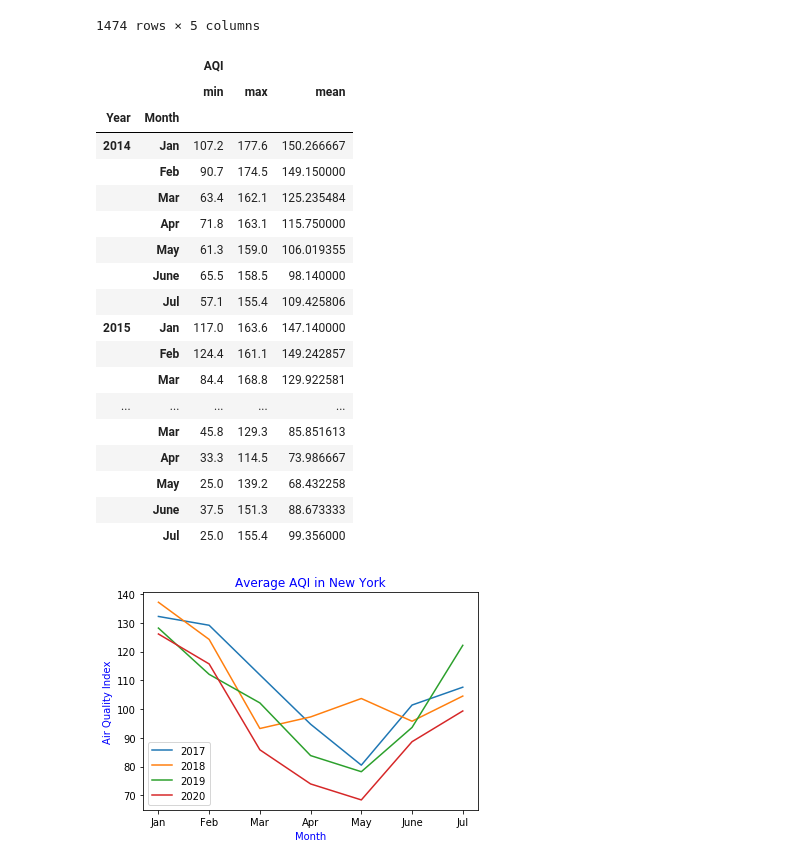
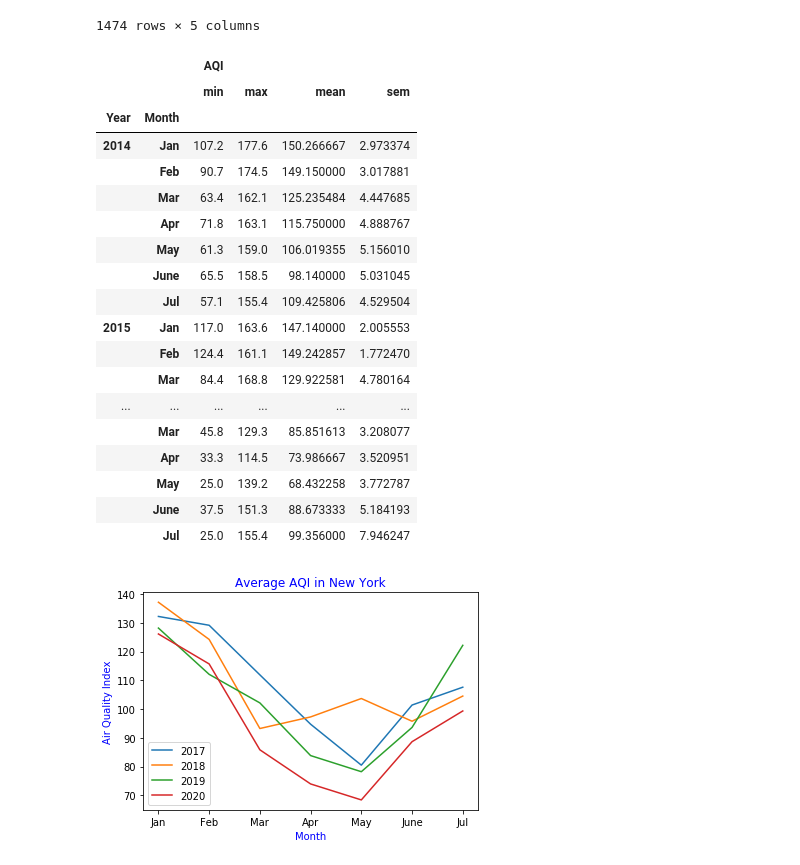
Before and after one commit to rigsbyk/Project-One, a Jupyter notebook: Gage's Work/NewYork.ipynb, the cells around one changed output. Saved outputs shown, nothing was run; the diff lists cells and outputs as text; code cells hidden in the pictures.

```diff
--- a/Gage's Work/NewYork.ipynb
+++ b/Gage's Work/NewYork.ipynb
@@ -71,29 +71,29 @@ bins_df
 | 2385 | 2014 | 4 | 1 | 84.4 | Moderate |
 1474 rows × 5 columns
 # %%
-ny_agg = bins_df.groupby(["Year","Month"]).agg({"AQI":["min","max","mean"]})
+ny_agg = bins_df.groupby(["Year","Month"]).agg({"AQI":["min","max","mean", "sem"]})
 ny_months = ny_agg.rename({1: "Jan", 2: "Feb", 3: "Mar", 4: "Apr", 5: "May", 6:"June", 7:"Jul"}, axis='index')
 ny_months
 # %% [output]
-|  |  | AQI |  |  |
-|  |  | min | max | mean |
-| Year | Month |  |  |  |
-| 2014 | Jan | 107.2 | 177.6 | 150.266667 |
-|  | Feb | 90.7 | 174.5 | 149.150000 |
-|  | Mar | 63.4 | 162.1 | 125.235484 |
-|  | Apr | 71.8 | 163.1 | 115.750000 |
-|  | May | 61.3 | 159.0 | 106.019355 |
-|  | June | 65.5 | 158.5 | 98.140000 |
-|  | Jul | 57.1 | 155.4 | 109.425806 |
-| 2015 | Jan | 117.0 | 163.6 | 147.140000 |
-|  | Feb | 124.4 | 161.1 | 149.242857 |
-|  | Mar | 84.4 | 168.8 | 129.922581 |
-| ... | ... | ... | ... | ... |
-|  | Mar | 45.8 | 129.3 | 85.851613 |
-|  | Apr | 33.3 | 114.5 | 73.986667 |
-|  | May | 25.0 | 139.2 | 68.432258 |
-|  | June | 37.5 | 151.3 | 88.673333 |
-|  | Jul | 25.0 | 155.4 | 99.356000 |
+|  |  | AQI |  |  |  |
+|  |  | min | max | mean | sem |
+| Year | Month |  |  |  |  |
+| 2014 | Jan | 107.2 | 177.6 | 150.266667 | 2.973374 |
+|  | Feb | 90.7 | 174.5 | 149.150000 | 3.017881 |
+|  | Mar | 63.4 | 162.1 | 125.235484 | 4.447685 |
+|  | Apr | 71.8 | 163.1 | 115.750000 | 4.888767 |
+|  | May | 61.3 | 159.0 | 106.019355 | 5.156010 |
+|  | June | 65.5 | 158.5 | 98.140000 | 5.031045 |
+|  | Jul | 57.1 | 155.4 | 109.425806 | 4.529504 |
+| 2015 | Jan | 117.0 | 163.6 | 147.140000 | 2.005553 |
+|  | Feb | 124.4 | 161.1 | 149.242857 | 1.772470 |
+|  | Mar | 84.4 | 168.8 | 129.922581 | 4.780164 |
+| ... | ... | ... | ... | ... | ... |
+|  | Mar | 45.8 | 129.3 | 85.851613 | 3.208077 |
+|  | Apr | 33.3 | 114.5 | 73.986667 | 3.520951 |
+|  | May | 25.0 | 139.2 | 68.432258 | 3.772787 |
+|  | June | 37.5 | 151.3 | 88.673333 | 5.184193 |
+|  | Jul | 25.0 | 155.4 | 99.356000 | 7.946247 |
 # %%
 ax1 = ny_months["AQI"]["mean"].loc[2017].plot.line(label=2017)
 ax2 = ny_months["AQI"]["mean"].loc[2018].plot.line(label=2018)
```
Also changed, not shown: parts of 1 cell of this notebook, 3 other files.
